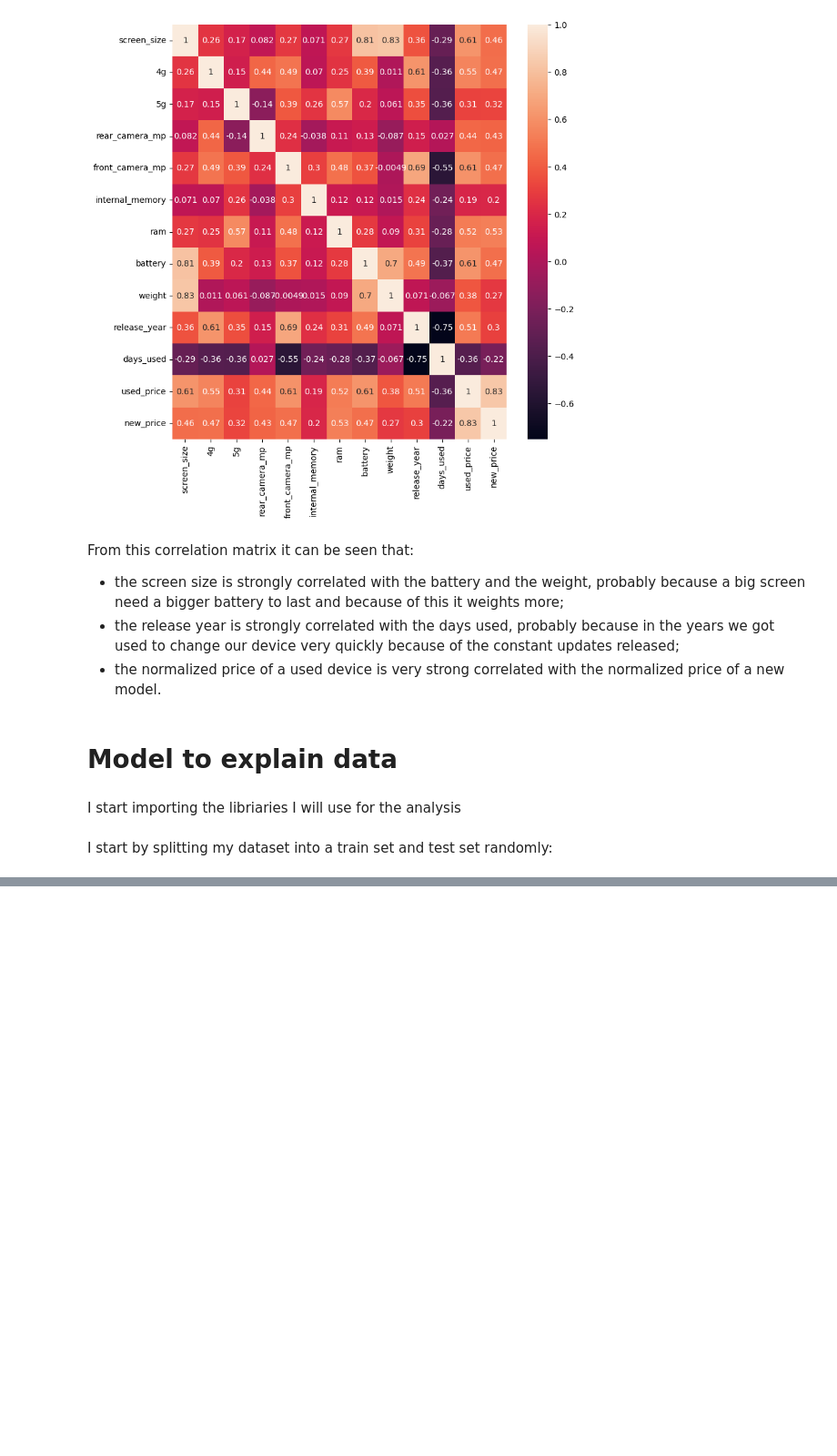
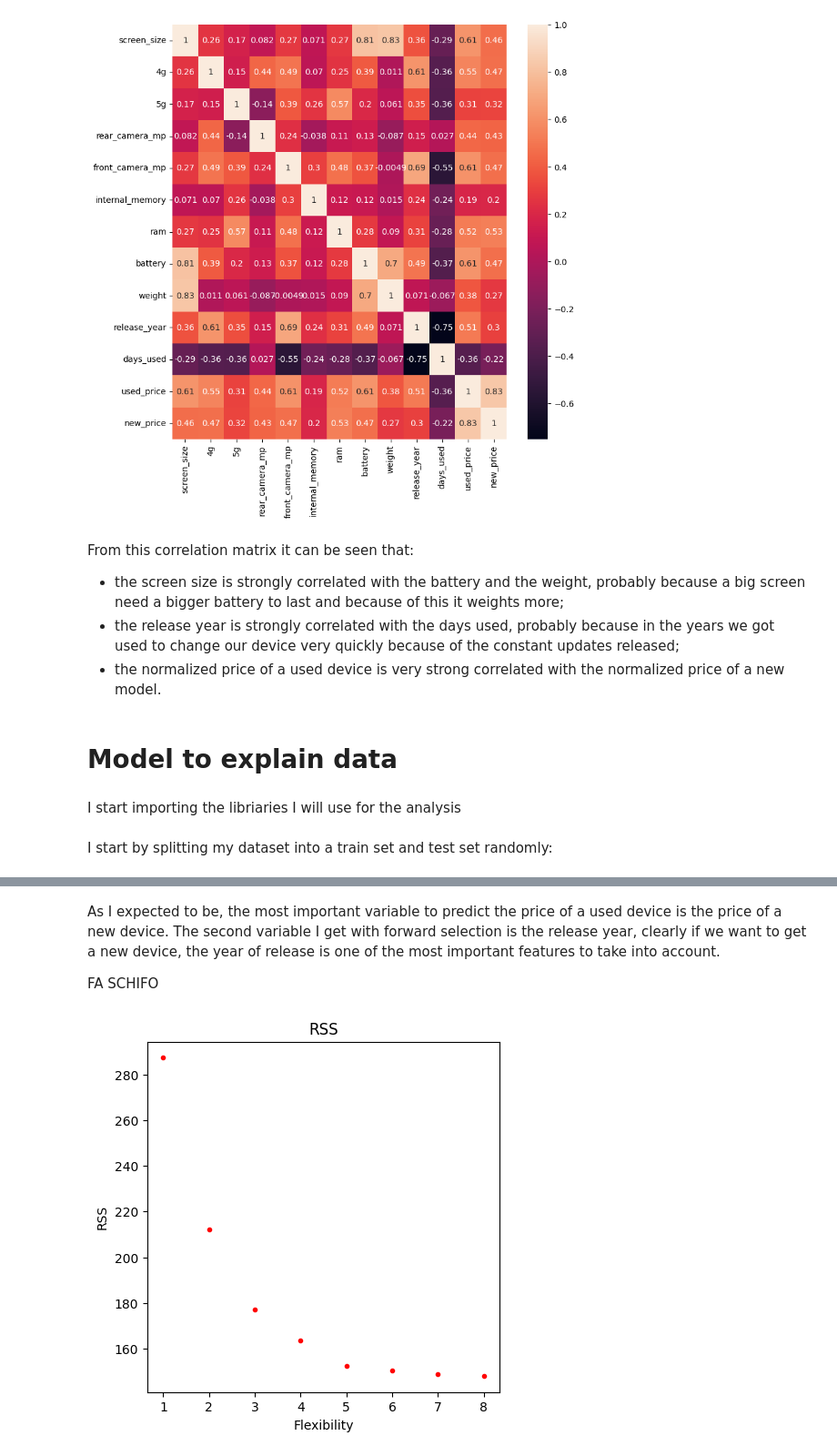
Before and after one commit to annalisadettorii/Project, a Jupyter notebook: prova.ipynb, the cells around one changed output, grey strips where cells are left out. Shown at 91% size. Cells and saved outputs as stored; diff of their text form; code cells hidden in the pictures; blank space fills up the shorter version.

Commit message:
Beginning of the forward selection

```diff
--- a/prova.ipynb
+++ b/prova.ipynb
@@ -462,0 +483,11 @@ array([[ 2.52063114e-02,  5.32374945e-02, -2.75695399e-02,
+# %%
+def linear_reg(X,Y): #function to prepare the R_squared and the RSSs
+    model_k = LinearRegression(fit_intercept = True).fit(X,Y)
+    RSS = mean_squared_error(Y,model_k.predict(X)) * len(Y)
+    return RSS, model_k
+
+
+def RSS_test(model, X1, Y1): #function to test on the test set
+    yhat = model.predict(X1)
+    RSS_tested = ((yhat - Y1) ** 2).sum()
+    return RSS_tested
@@ -462,0 +547,26 @@ array([[ 2.52063114e-02,  5.32374945e-02, -2.75695399e-02,
+# %% [markdown]
+As I expected to be, the most important variable to predict the price of a used device is the price of a new device. The second variable I get with forward selection is the release year, clearly if we want to get a new device, the year of release is one of the most important features to take into account.
+
+ FA SCHIFO
+# %%
+
+plt.figure(figsize=(5,5))
+plt.title('RSS')
+
+ax=[]
+mins=[]
+for i in range (1, 9):
+    rsss = forward_train['RSS_forward'].loc[forward_train['num_variables'] == i].copy() #for each number of variables we get the rss
+    for m in range (len(rsss)):
+        ax.append(i)
+    plt.plot(ax, rsss,'r.',label=i)
+    mins.append(rsss.min())
+    ax=[]
+
+plt.xticks(np.arange(1, 9, 1))
+plt.xlabel('Flexibility')
+plt.ylabel('RSS')
+
+plt.show()
+# %% [output]
+[figure, added]
```
Also changed, not shown: parts of 15 cells of this notebook.
